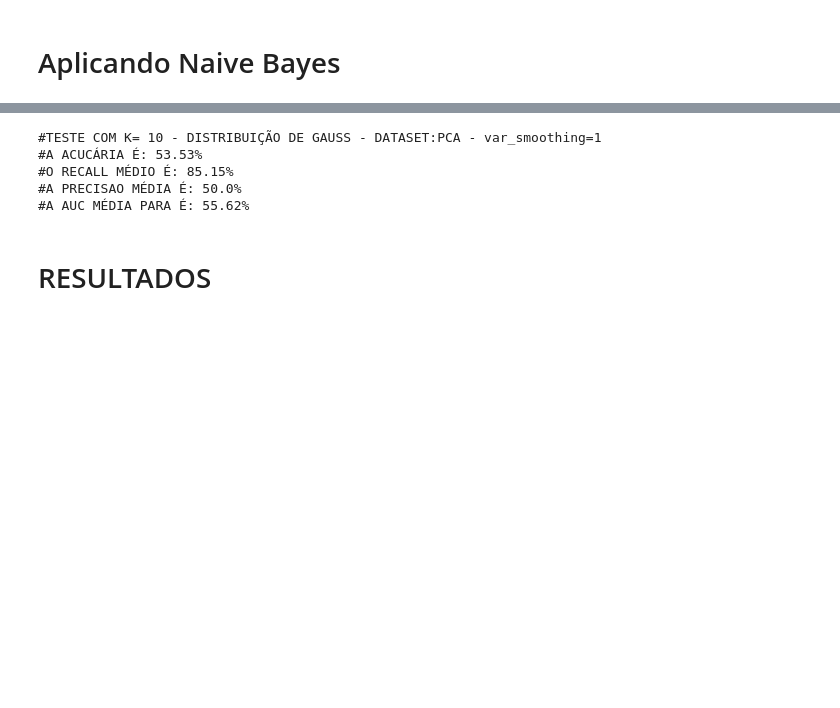
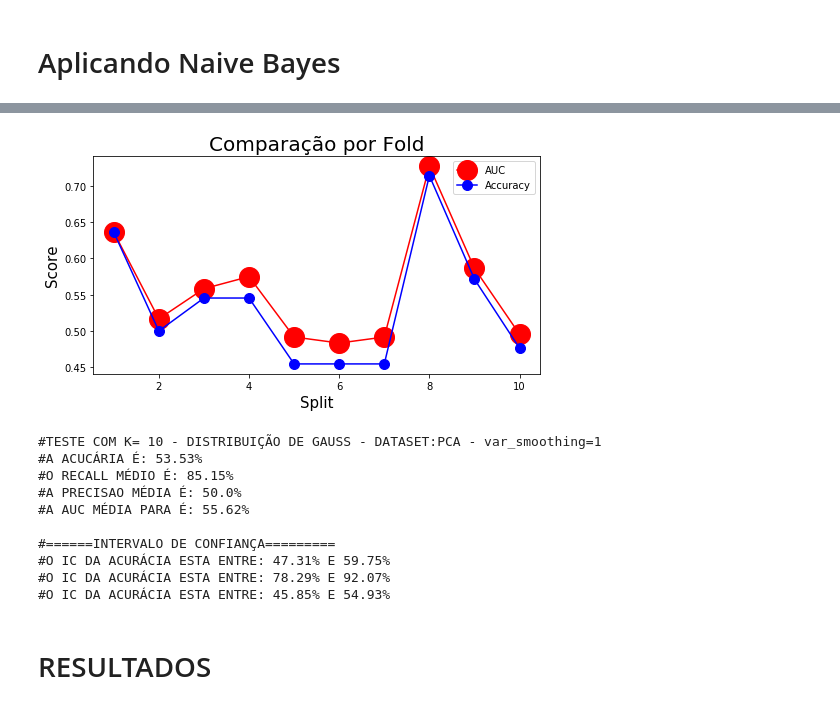
Before and after one commit to diegodedize/Rec_Padroes_PPGI_2020, a Jupyter notebook: NOTEBOOKS/DD_Rec_Padroes_imagens_coronarias.ipynb, the cells around one changed output, grey strips where cells are left out. Saved outputs shown, nothing was run; the diff lists cells and outputs as text; code cells hidden in the pictures; blank space fills up the shorter version.

```diff
--- a/NOTEBOOKS/DD_Rec_Padroes_imagens_coronarias.ipynb
+++ b/NOTEBOOKS/DD_Rec_Padroes_imagens_coronarias.ipynb
@@ -1009,11 +1009,17 @@ mc = []
 
 ns = 0
 lns = []
+dicMedia=[]
 
 TP=0
 TN=0
 FP=0
 FN=0
+IC_ACC=0
+IC_PRECISAO=0
+RECALL_LIST=[]
+PRECISAO_LIST=[]
+
 for train_index, test_index in cv.split(XX, Y):
     ns +=1
     lns.append(ns)
@@ -1027,47 +1033,67 @@ for train_index, test_index in cv.split(XX, Y):
     y_pred = modelGNB.predict(x_test)
     score = accuracy_score(y_pred, y_test)
 
     # Calculando os resultados da curva roc (vauc) e acurácia (vacc)
     vauc.append(roc_auc_score(y_test, y_pred))
     vacc.append(accuracy_score(y_pred, y_test))
     mc.append(confusion_matrix(y_pred, y_test))
 
     TP = TP +  mc[ns-1][0][0]
     TN = TN +  mc[ns-1][1][1]
     FP = FP +  mc[ns-1][0][1]
     FN = FN +  mc[ns-1][1][0]
 
+    RECALL_LIST.append(mc[ns-1][0][0] / ((mc[ns-1][0][0])+mc[ns-1][1][0]))
+    PRECISAO_LIST.append(mc[ns-1][0][0]/(mc[ns-1][0][0]+mc[ns-1][0][1]))
+
 Media_AUC = round((sum(vauc)*100)/k_qtd,2)
 Media_ACC = round((sum(vacc)*100)/k_qtd,2)
 
 #RECALL MÉDIO
 RECALL = round(TP/(TP+FN)*100,2)
 
 #PRECISÃO MÉDIO
 PRECISAO = round(TP/(TP+FP)*100,2)
 
-# Gráfico de comparação
-# plt.figure(figsize=(12,6))
-# plt.plot(lns, vauc, '-ro', label= 'AUC', markersize=20)
-# plt.plot(lns, vacc, '-bo', label = 'Accuracy', markersize=10)
-# plt.xlabel('Split', fontsize = 15)
-# plt.ylabel('Score', fontsize = 15)
-# plt.title('Comparação por Fold', fontsize = 20)
-# plt.legend()
-# plt.show()
+
+# Calculo do Intervalo de Confiança
+IC_ACC =sms.DescrStatsW(vacc).tconfint_mean(alpha=0.05)
+IC_RECALL =sms.DescrStatsW(RECALL_LIST).tconfint_mean(alpha=0.05)
+IC_PRECISAO =sms.DescrStatsW(PRECISAO_LIST).tconfint_mean(alpha=0.05)
+
+#Gráfico de comparação
+plt.figure(figsize=(8,4))
+plt.plot(lns, vauc, '-ro', label= 'AUC', markersize=20)
+plt.plot(lns, vacc, '-bo', label = 'Accuracy', markersize=10)
+plt.xlabel('Split', fontsize = 15)
+plt.ylabel('Score', fontsize = 15)
+plt.title('Comparação por Fold', fontsize = 20)
+plt.legend()
+plt.show()
 
 print()
 print(f'#TESTE COM K= {k_qtd} - DISTRIBUIÇÃO DE GAUSS - DATASET:{dataset_testado} - var_smoothing={var_smooth}')
 print(f'#A ACUCÁRIA É: {Media_ACC}%')
 print(f'#O RECALL MÉDIO É: {RECALL}%')
 print(f'#A PRECISAO MÉDIA É: {PRECISAO}%')
 print(f'#A AUC MÉDIA PARA É: {Media_AUC}%')
+print()
+print(f'#======INTERVALO DE CONFIANÇA=========')
+print(f'#O IC DA ACURÁCIA ESTA ENTRE: {round(IC_ACC[0]*100,2)}% E {round(IC_ACC[1]*100,2)}% ')
+print(f'#O IC DA ACURÁCIA ESTA ENTRE: {round(IC_RECALL[0]*100,2)}% E {round(IC_RECALL[1]*100,2)}%')
+print(f'#O IC DA ACURÁCIA ESTA ENTRE: {round(IC_PRECISAO[0]*100,2)}% E {round(IC_PRECISAO[1]*100,2)}%')
 # %% [output]
+[figure, added]
 #TESTE COM K= 10 - DISTRIBUIÇÃO DE GAUSS - DATASET:PCA - var_smoothing=1
 #A ACUCÁRIA É: 53.53%
 #O RECALL MÉDIO É: 85.15%
 #A PRECISAO MÉDIA É: 50.0%
 #A AUC MÉDIA PARA É: 55.62%
+
+#======INTERVALO DE CONFIANÇA=========
+#O IC DA ACURÁCIA ESTA ENTRE: 47.31% E 59.75%
+#O IC DA ACURÁCIA ESTA ENTRE: 78.29% E 92.07%
+#O IC DA ACURÁCIA ESTA ENTRE: 45.85% E 54.93%
 # %% [markdown]
 # RESULTADOS
 # %% [markdown]
```
Also changed, not shown: parts of 2 cells of this notebook.
